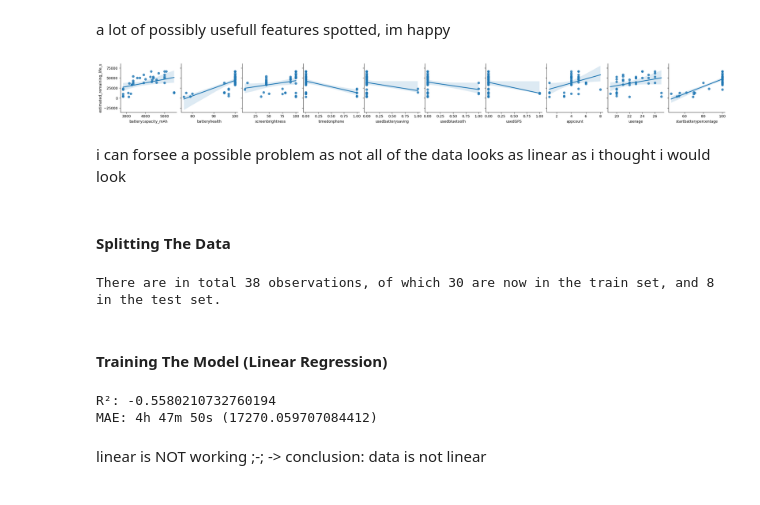
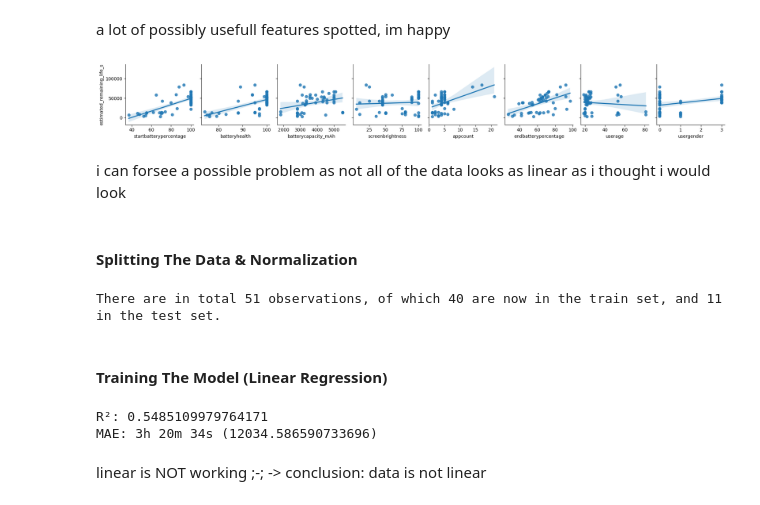
Before and after one commit to toent/Phone-Battery-Life-Predictor, a Jupyter notebook: BatteryLifePredictor.ipynb, the cells around one changed output. Cells and saved outputs as stored; diff of their text form; code cells hidden in the pictures.

```diff
--- a/BatteryLifePredictor.ipynb
+++ b/BatteryLifePredictor.ipynb
@@ -87,25 +89,36 @@ plot = sb.heatmap(correlations, cbar=True, annot=True, fmt=".1f")
 # %% [markdown]
 a lot of possibly usefull features spotted, im happy
 # %%
-candidates = ["batterycapacity_mAh", "batteryhealth", "screenbrightness", "timedonphone", "usedbatterysaving", "usedbluetooth", "usedGPS", "appcount", "userage", "startbatterypercentage"]
+candidates = ["startbatterypercentage", "batteryhealth", "batterycapacity_mAh", "screenbrightness", "appcount", "endbatterypercentage", "userage", "usergender"]
 plot = sb.pairplot(df, x_vars=candidates, y_vars="estimated_remaining_life_s", kind="reg")
 # %% [output]
-[figure, old version]
+[figure, new version]
 # %% [markdown]
 i can forsee a possible problem as not all of the data looks as linear as i thought i would look
 # %% [markdown]
-#### Splitting The Data
+#### Splitting The Data & Normalization
 # %%
 from sklearn.model_selection import train_test_split
-features = ["batterycapacity_mAh", "batteryhealth", "screenbrightness", "timedonphone", "usedbatterysaving", "usedbluetooth", "usedGPS", "appcount", "userage", "startbatterypercentage"]
+from sklearn.preprocessing import StandardScaler
+
+#features = [ "startbatterypercentage","batteryhealth", "batterycapacity_mAh", "screenbrightness", "timedonphone", "appcount", "usednetwork", "usedbluetooth", "usedGPS", "usedbatterysaving", "phoneos"] # -> tested all features' performance
+
+features = ["startbatterypercentage", "batteryhealth", "batterycapacity_mAh", "screenbrightness", "appcount", "endbatterypercentage"] # -> tested more limited intentionally chosen features' performance
+
+#features = ["startbatterypercentage", "batteryhealth", "batterycapacity_mAh"] # -> tested the minimal features' performance (only the highest correlating features)
+
 target = "estimated_remaining_life_s"
 X = df[features]
 y = df[target]
 
+scaler = StandardScaler()
+X_scaled = scaler.fit_transform(X)
+y = df['estimated_remaining_life_s'] / 3600
+
 X_train, X_test, y_train, y_test = train_test_split(X, y, test_size=.2, random_state=1)
 print("There are in total", len(X), "observations, of which", len(X_train), "are now in the train set, and", len(X_test), "in the test set.")
 # %% [output]
-There are in total 38 observations, of which 30 are now in the train set, and 8 in the test set.
+There are in total 51 observations, of which 40 are now in the train set, and 11 in the test set.
 # %% [markdown]
 #### Training The Model (Linear Regression)
 # %%
@@ -115,13 +128,13 @@ model = LinearRegression()
 result = model.fit(X_train, y_train)
 score = model.score(X_test, y_test)
 y_pred = model.predict(X_test)
-mae = mean_absolute_error(y_test, y_pred)
+mae = mean_absolute_error(y_test, y_pred) * 3600 # non scaled mean absolute error
 
 print("R²:", score)
 print(f"MAE: {int(mae // 3600)}h {int((mae % 3600) // 60)}m {int(mae % 60)}s ({mae})")
 # %% [output]
-R²: -0.5580210732760194
-MAE: 4h 47m 50s (17270.059707084412)
+R²: 0.5485109979764171
+MAE: 3h 20m 34s (12034.586590733696)
 # %% [markdown]
 linear is NOT working ;-; -> conclusion: data is not linear
 # %% [markdown]
```
Also changed, not shown: parts of 16 cells of this notebook, 7 other files.
